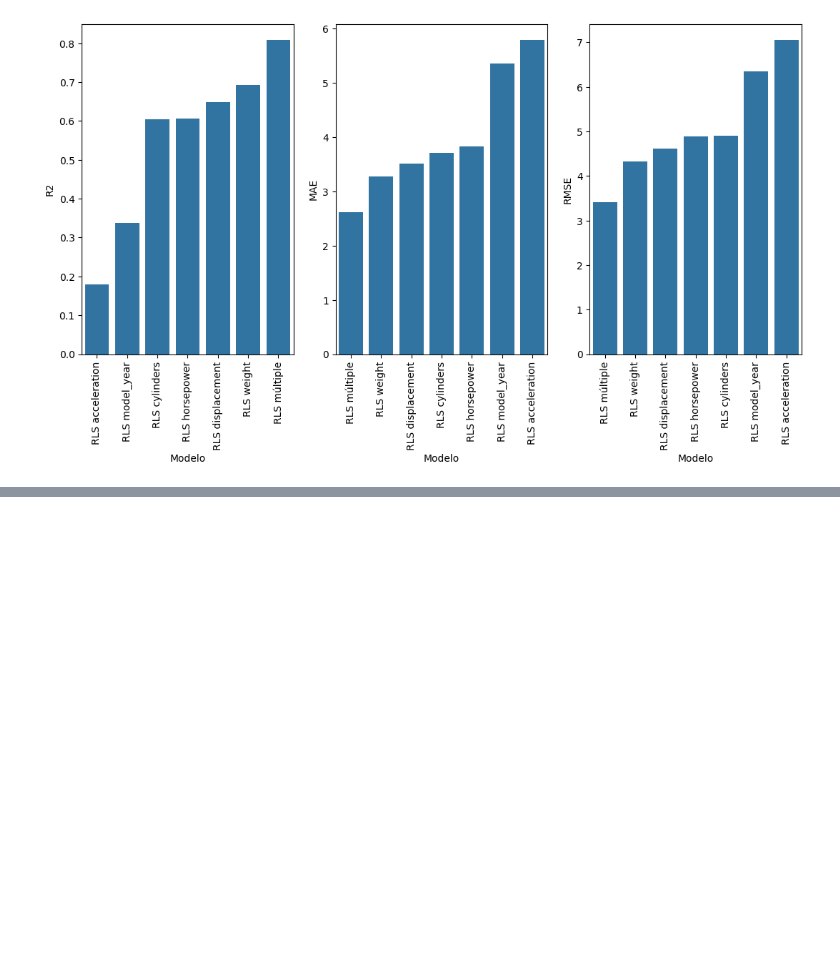
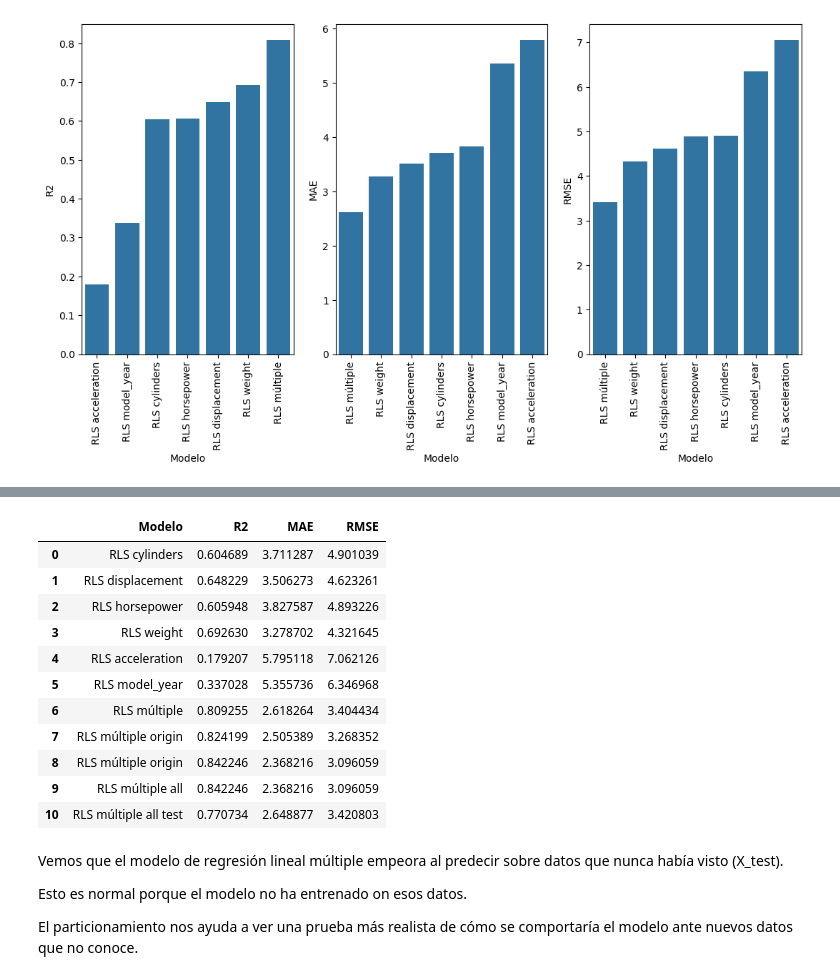
Before and after one commit to CarmenBarrancoGarcia/Carmen_cienciadatos, a Jupyter notebook: Módulo5_Machine_Learning/01.regresión_múltiple.ipynb, the cells around one changed output, grey strips where cells are left out. Saved outputs shown, nothing was run; the diff lists cells and outputs as text; code cells hidden in the pictures; blank space fills up the shorter version.

```diff
--- a/Módulo5_Machine_Learning/01.regresión_múltiple.ipynb
+++ b/Módulo5_Machine_Learning/01.regresión_múltiple.ipynb
@@ -194,0 +322,45 @@ df.head()
+# %%
+# Particionamiento trains_test_split 80% 20%
+X_train, X_test, y_train, y_test = train_test_split(X, y, test_size=0.20, random_state=42)
+model = LinearRegression()
+
+# Entrenamos sobre el 80% de datos, es decir, sobre los datos de entrenamiento
+model.fit(X_train, y_train)
+
+# Predecimos sobre el 20% de datos, es decir, sobre los datos de test que el modelo no conoce
+# y_pred son las predicciones que genera el modelo para X_test
+y_pred = model.predict(X_test)
+
+r2 = r2_score(y_test, y_pred)
+mae = mean_absolute_error(y_test, y_pred)
+rmse = root_mean_squared_error(y_test, y_pred)
+
+# Compara los valores de y_test (reales) contra las predicciones
+df_resultados_predictor = pd.DataFrame({
+    "Modelo": f"RLS múltiple all test",
+    "R2": [r2], # Interesa el valor más alto
+    "MAE": [mae], # Interesa el valor más bajo
+    "RMSE": [rmse] # Interesa el valor más bajo
+})
+
+df_resultados = pd.concat([df_resultados, df_resultados_predictor], ignore_index=True)
+df_resultados
+# %% [output]
+|  | Modelo | R2 | MAE | RMSE |
+| 0 | RLS cylinders | 0.604689 | 3.711287 | 4.901039 |
+| 1 | RLS displacement | 0.648229 | 3.506273 | 4.623261 |
+| 2 | RLS horsepower | 0.605948 | 3.827587 | 4.893226 |
+| 3 | RLS weight | 0.692630 | 3.278702 | 4.321645 |
+| 4 | RLS acceleration | 0.179207 | 5.795118 | 7.062126 |
+| 5 | RLS model_year | 0.337028 | 5.355736 | 6.346968 |
+| 6 | RLS múltiple | 0.809255 | 2.618264 | 3.404434 |
+| 7 | RLS múltiple origin | 0.824199 | 2.505389 | 3.268352 |
+| 8 | RLS múltiple origin | 0.842246 | 2.368216 | 3.096059 |
+| 9 | RLS múltiple all | 0.842246 | 2.368216 | 3.096059 |
+| 10 | RLS múltiple all test | 0.770734 | 2.648877 | 3.420803 |
+# %% [markdown]
+Vemos que el modelo de regresión lineal múltiple empeora al predecir sobre datos que nunca había visto (X_test).
+
+Esto es normal porque el modelo no ha entrenado on esos datos.
+
+El particionamiento nos ayuda a ver una prueba más realista de cómo se comportaría el modelo ante nuevos datos que no conoce.
```
Also changed, not shown: parts of 13 cells of this notebook, 3 other files.
